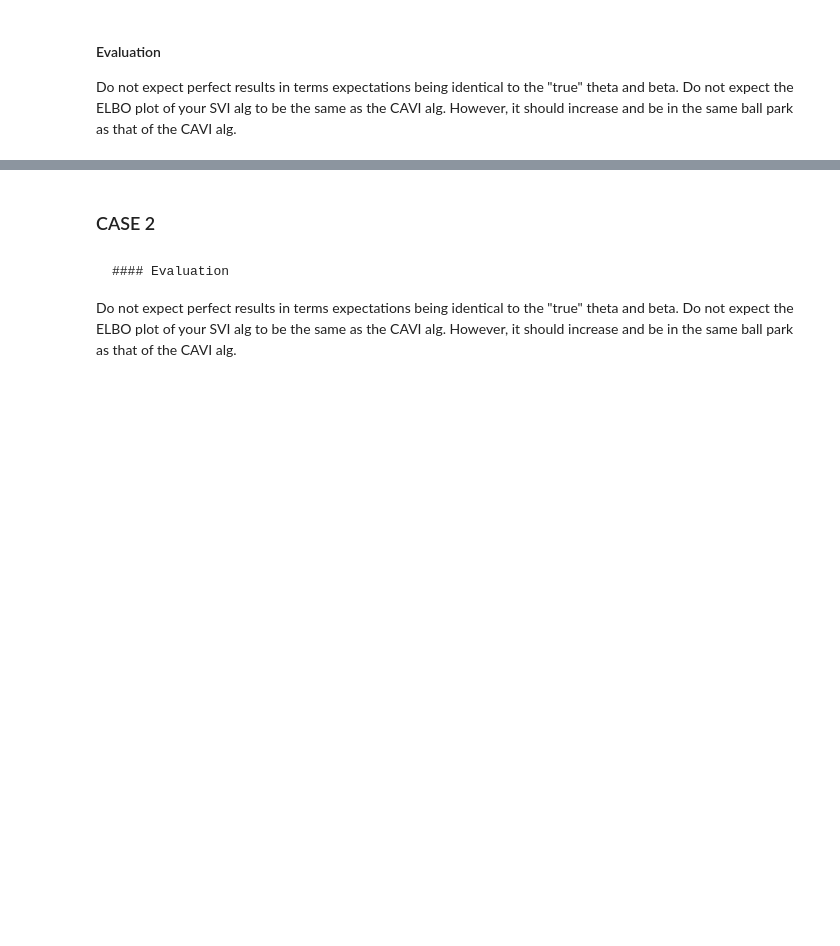
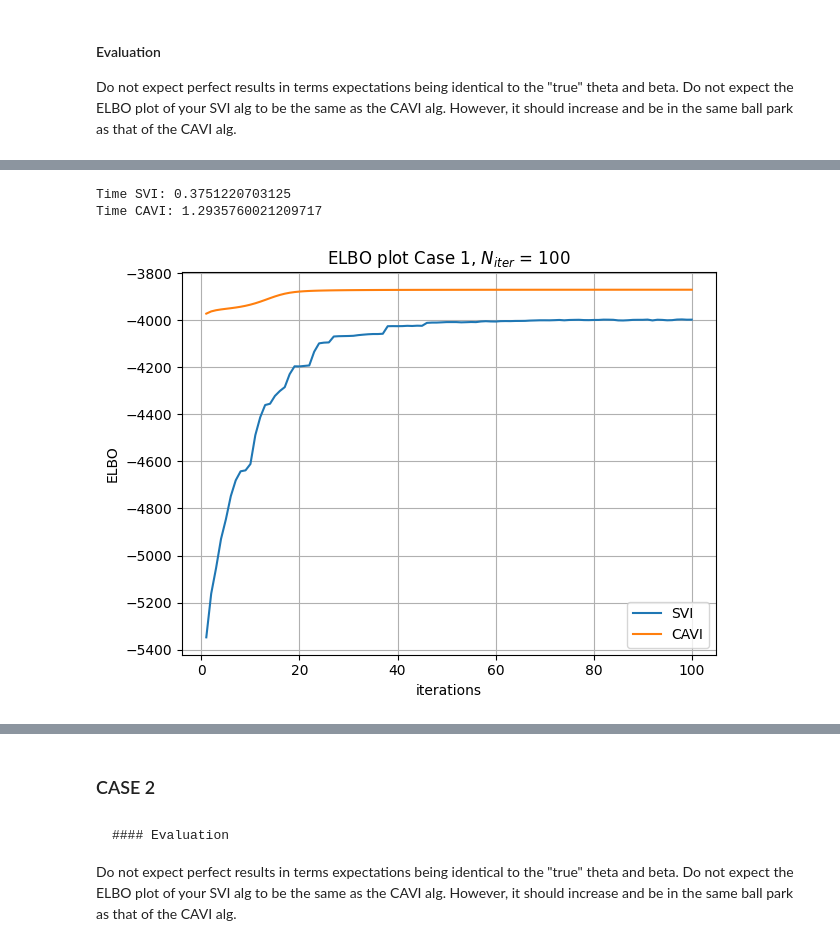
Before and after one commit to freds126/ML_avancerad, a Jupyter notebook: 2E/2E-LDA-SVI.ipynb, the cells around one changed output, grey strips where cells are left out. Saved outputs shown, nothing was run; the diff lists cells and outputs as text; code cells hidden in the pictures; blank space fills up the shorter version.

```diff
--- a/2E/2E-LDA-SVI.ipynb
+++ b/2E/2E-LDA-SVI.ipynb
@@ -556,14 +516,22 @@ print(f"True beta k=1:      {beta1[1, :]}")
 # %%
 # Add your own code for evaluation here (will not be graded)
 print(f"Time SVI: {end_svi1 - start_svi1}")
 print(f"Time CAVI: {end_cavi1 - start_cavi1}")
 
-plt.plot(list(range(1, n_iter_cavi1 + 1)), elbo1_svi[np.arange(0, n_iter_svi1, int(n_iter_svi1 / n_iter_cavi1))])
-plt.plot(list(range(1, n_iter_cavi1 + 1)), elbo1_cavi)
-plt.title("ELBO plot")
+plt.plot(list(range(1, n_iter_cavi1 + 1)), elbo1_svi[np.arange(0, n_iter_svi1, int(n_iter_svi1 / n_iter_cavi1))], label="SVI")
+plt.plot(list(range(1, n_iter_cavi1 + 1)), elbo1_cavi, label="CAVI")
+plt.title(r"ELBO plot Case 1, $N_{iter}$ = 100")
 plt.xlabel("iterations")
 plt.ylabel("ELBO")
+plt.grid()
+plt.legend()
+plt.tight_layout()
+plt.savefig("ELBO_1.png")
 plt.show()
+# %% [output]
+Time SVI: 0.3751220703125
+Time CAVI: 1.2935760021209717
+[figure, added]
 # %%
 print(f"ELBO SVI: {elbo1_svi[-1]}")
 print(f"ELBO CAVI: {elbo1_cavi[-1]}")
```
Also changed, not shown: parts of 12 cells of this notebook, 4 other files.
